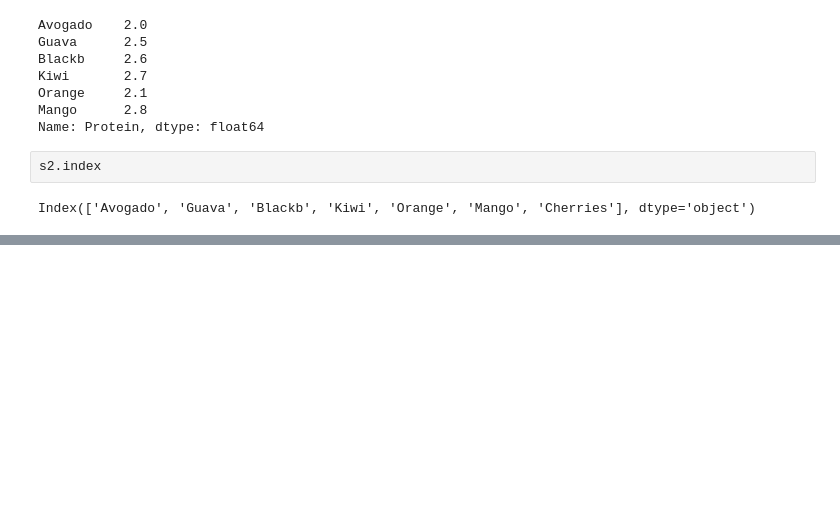
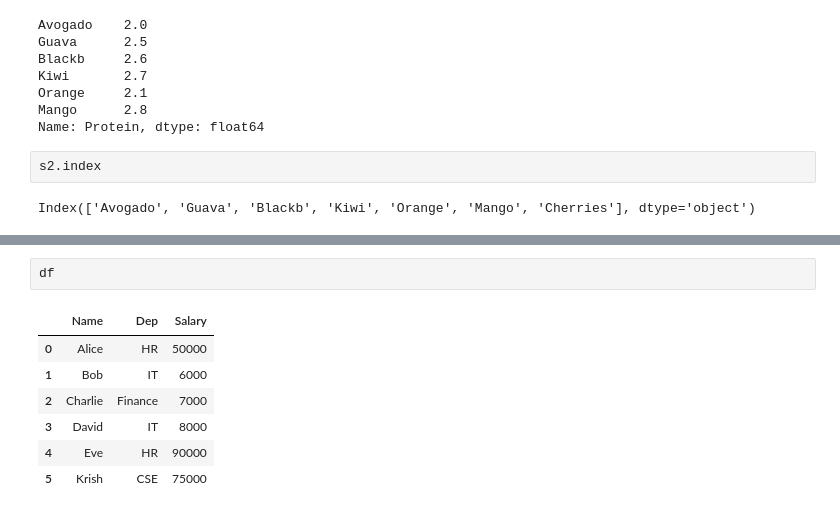
Before and after one commit to A-ghori/Matplot-Seaborn, a Jupyter notebook: matplot.ipynb, the cells around one changed output, grey strips where cells are left out. Drawn from its saved outputs; the diff is of its cells as text; blank space fills up the shorter version.

```diff
--- a/matplot.ipynb
+++ b/matplot.ipynb
@@ -440,0 +518,10 @@ Index(['Avogado', 'Guava', 'Blackb', 'Kiwi', 'Orange', 'Mango', 'Cherries'], dty
+# %%
+df
+# %% [output]
+|  | Name | Dep | Salary |
+| 0 | Alice | HR | 50000 |
+| 1 | Bob | IT | 6000 |
+| 2 | Charlie | Finance | 7000 |
+| 3 | David | IT | 8000 |
+| 4 | Eve | HR | 90000 |
+| 5 | Krish | CSE | 75000 |
```
Also changed, not shown: parts of 21 cells of this notebook.
